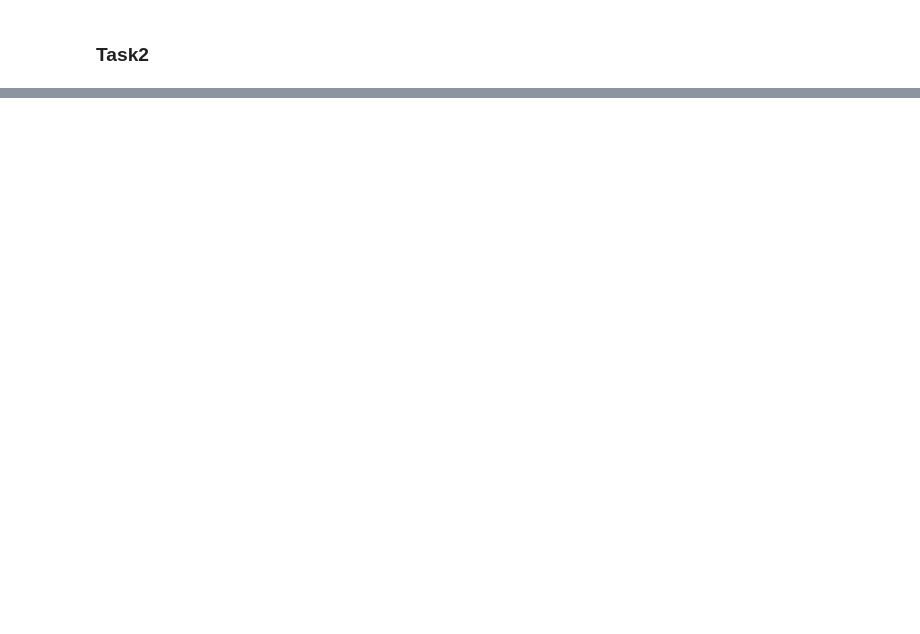
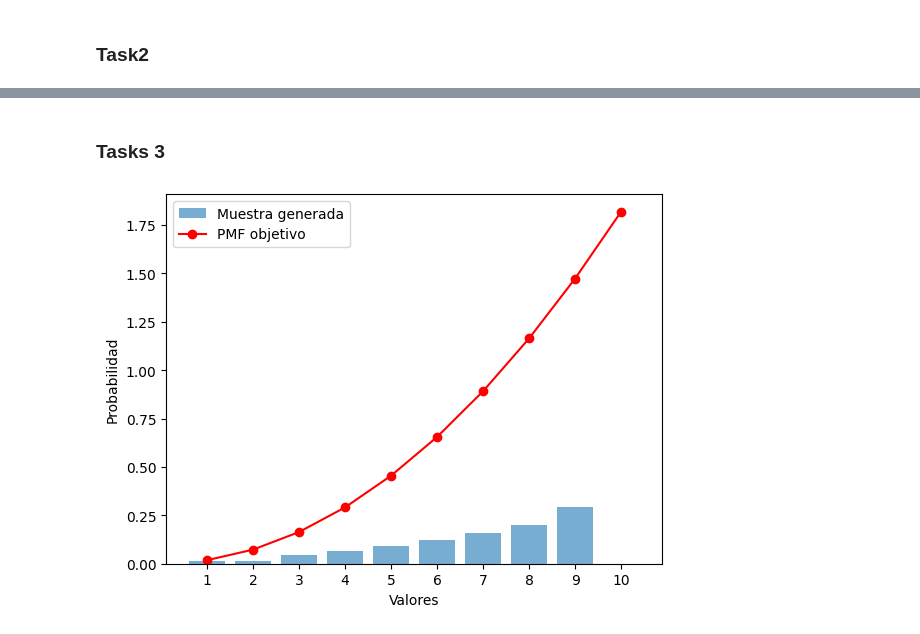
Before and after one commit to Diego-CB/Lab3-ModSim, a Jupyter notebook: parte3.ipynb, the cells around one changed output, grey strips where cells are left out. Saved outputs shown, nothing was run; the diff lists cells and outputs as text; code cells hidden in the pictures; blank space fills up the shorter version.

```diff
--- a/parte3.ipynb
+++ b/parte3.ipynb
@@ -48,0 +99,38 @@ plt.show()
+# %% [markdown]
+### Tasks 3
+# %%
+import random
+
+# Función objetivo: f(x) = (x**2) / 55
+target = lambda x: (x**2) / 55
+
+# Función de propuesta: Distribución uniforme discreta en el rango de 1 a 10
+U = lambda: np.random.uniform(1, 10)
+
+# Cálculo de la constante C
+C = max(target(x) / (1/10) for x in range(1, 11))
+
+# Método de aceptación-rechazo
+def acceptance_rechazo(sample_size):
+    samples = []
+    while len(samples) < sample_size:
+        x = U()
+        u = random.random()
+        if u <= target(x) / (C * (1/10)):
+            samples.append(x)
+    return samples
+
+random_sample = acceptance_rechazo(1000)
+
+# Histograma de la muestra generada
+import matplotlib.pyplot as plt
+
+plt.hist(random_sample, bins=range(1, 12), density=True, align='left', rwidth=0.8, alpha=0.6, label='Muestra generada')
+plt.plot(range(1, 11), [target(x) for x in range(1, 11)], 'ro-', label='PMF objetivo')
+plt.xticks(range(1, 11))
+plt.xlabel('Valores')
+plt.ylabel('Probabilidad')
+plt.legend()
+plt.show()
+# %% [output]
+[figure, added]
```
Also changed, not shown: parts of 6 cells of this notebook.
